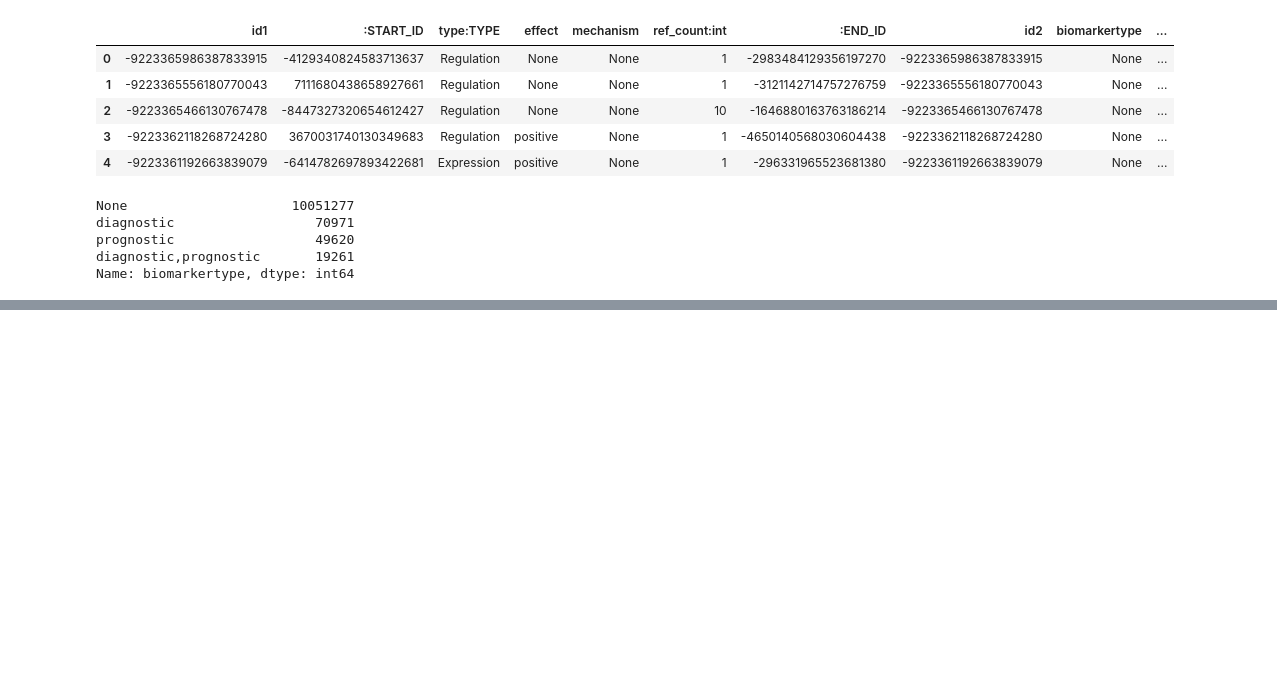
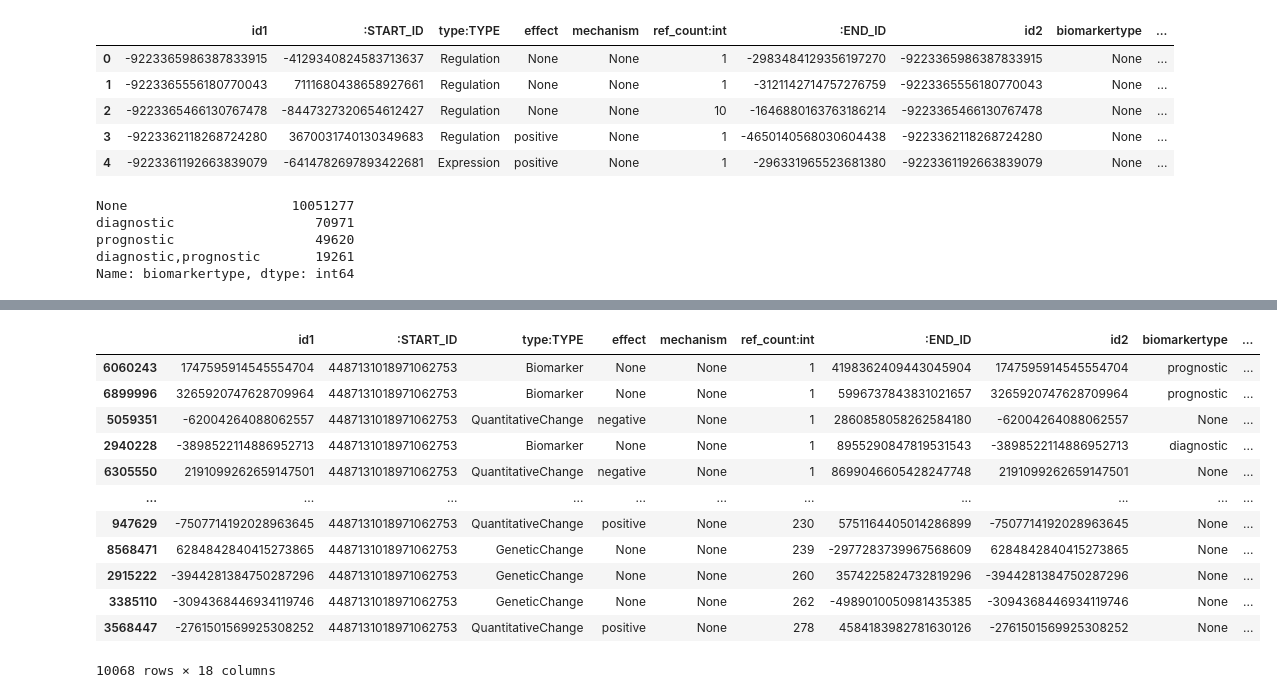
Before and after one commit to egilber/csl-behring, a Jupyter notebook: notebooks/Sandbox.ipynb, the cells around one changed output, grey strips where cells are left out. Drawn from its saved outputs; the diff is of its cells as text; code cells hidden in the pictures; blank space fills up the shorter version.

```diff
--- a/notebooks/Sandbox.ipynb
+++ b/notebooks/Sandbox.ipynb
@@ -151,3 +234,5 @@ diagnostic,prognostic       19261
 Name: biomarkertype, dtype: int64
 # %%
 df.to_pickle('./data/interim/relations_query_csl_test.pkl')
+# %%
+df=pd.read_pickle('./data/processed/bidirectional_df.pkl')
@@ -153,0 +265,16 @@ df.to_pickle('./data/interim/relations_query_csl_test.pkl')
+# %%
+df[df[':START_ID']==4487131018971062753].sort_values(by=['ref_count:int'], ascending=True)
+# %% [output]
+|  | id1 | :START_ID | type:TYPE | effect | mechanism | ref_count:int | :END_ID | id2 | biomarkertype | ... |
+| 6060243 | 1747595914545554704 | 4487131018971062753 | Biomarker | None | None | 1 | 4198362409443045904 | 1747595914545554704 | prognostic | ... |
+| 6899996 | 3265920747628709964 | 4487131018971062753 | Biomarker | None | None | 1 | 5996737843831021657 | 3265920747628709964 | prognostic | ... |
+| 5059351 | -62004264088062557 | 4487131018971062753 | QuantitativeChange | negative | None | 1 | 2860858058262584180 | -62004264088062557 | None | ... |
+| 2940228 | -3898522114886952713 | 4487131018971062753 | Biomarker | None | None | 1 | 8955290847819531543 | -3898522114886952713 | diagnostic | ... |
+| 6305550 | 2191099262659147501 | 4487131018971062753 | QuantitativeChange | negative | None | 1 | 8699046605428247748 | 2191099262659147501 | None | ... |
+| ... | ... | ... | ... | ... | ... | ... | ... | ... | ... | ... |
+| 947629 | -7507714192028963645 | 4487131018971062753 | QuantitativeChange | positive | None | 230 | 5751164405014286899 | -7507714192028963645 | None | ... |
+| 8568471 | 6284842840415273865 | 4487131018971062753 | GeneticChange | None | None | 239 | -2977283739967568609 | 6284842840415273865 | None | ... |
+| 2915222 | -3944281384750287296 | 4487131018971062753 | GeneticChange | None | None | 260 | 3574225824732819296 | -3944281384750287296 | None | ... |
+| 3385110 | -3094368446934119746 | 4487131018971062753 | GeneticChange | None | None | 262 | -4989010050981435385 | -3094368446934119746 | None | ... |
+| 3568447 | -2761501569925308252 | 4487131018971062753 | QuantitativeChange | positive | None | 278 | 4584183982781630126 | -2761501569925308252 | None | ... |
+10068 rows × 18 columns
```
Also changed, not shown: parts of 11 cells of this notebook.
